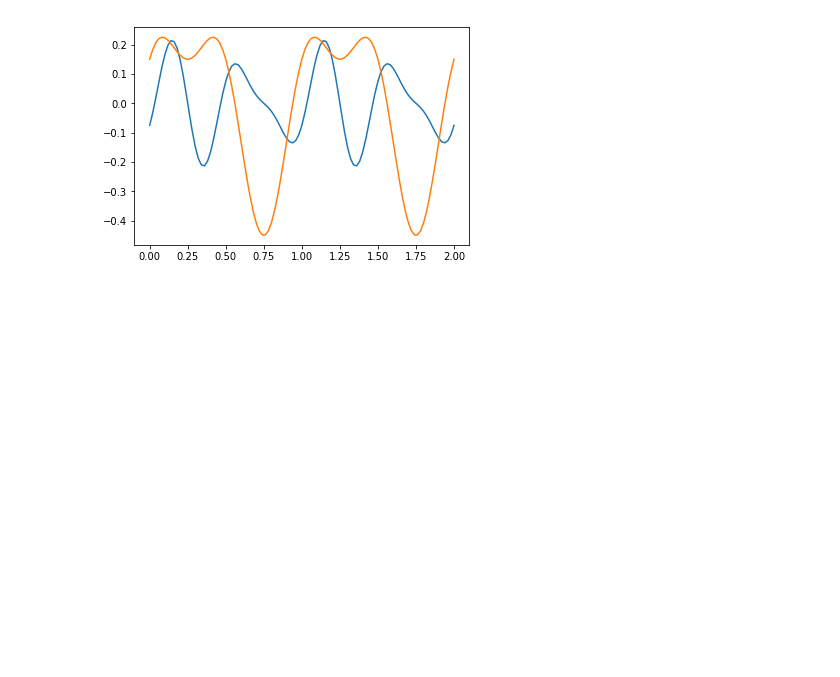
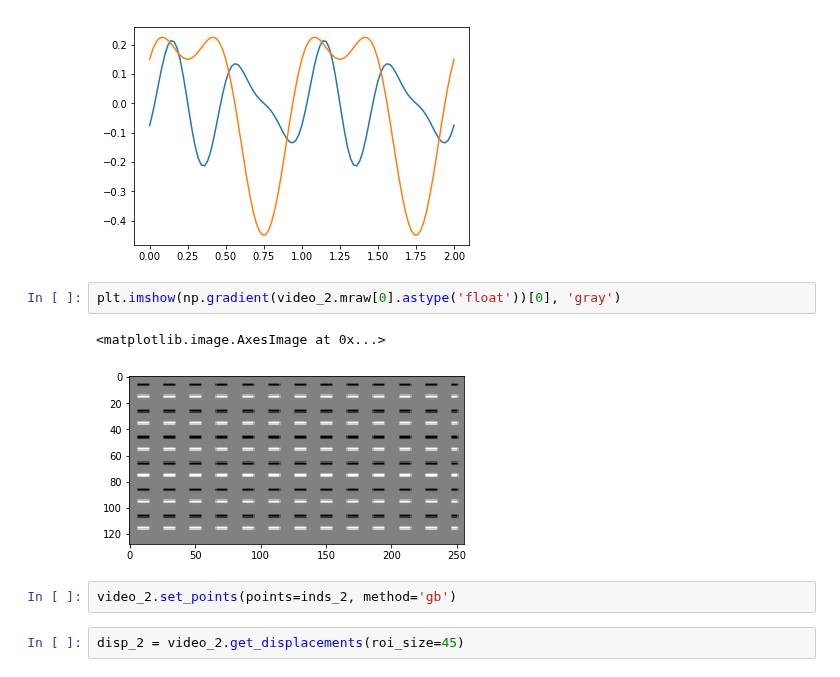
Before and after one commit to ladisk/pyidi, a Jupyter notebook: Showcase.ipynb, the cells around one changed output. Saved outputs shown, nothing was run; the diff lists cells and outputs as text; blank space fills up the shorter version.

Commit message:
gradient based optical flow

```diff
--- a/Showcase.ipynb
+++ b/Showcase.ipynb
@@ -130,3 +128,12 @@ plt.plot(generated_t, generated_y)
 # %% [output]
 [<matplotlib.lines.Line2D at 0x...>]
 [figure]
+# %%
+plt.imshow(np.gradient(video_2.mraw[0].astype('float'))[0], 'gray')
+# %% [output]
+<matplotlib.image.AxesImage at 0x...>
+[figure, added]
+# %%
+video_2.set_points(points=inds_2, method='gb')
+# %%
+disp_2 = video_2.get_displacements(roi_size=45)
```
Also changed, not shown: parts of 2 cells of this notebook, 1 other file.
